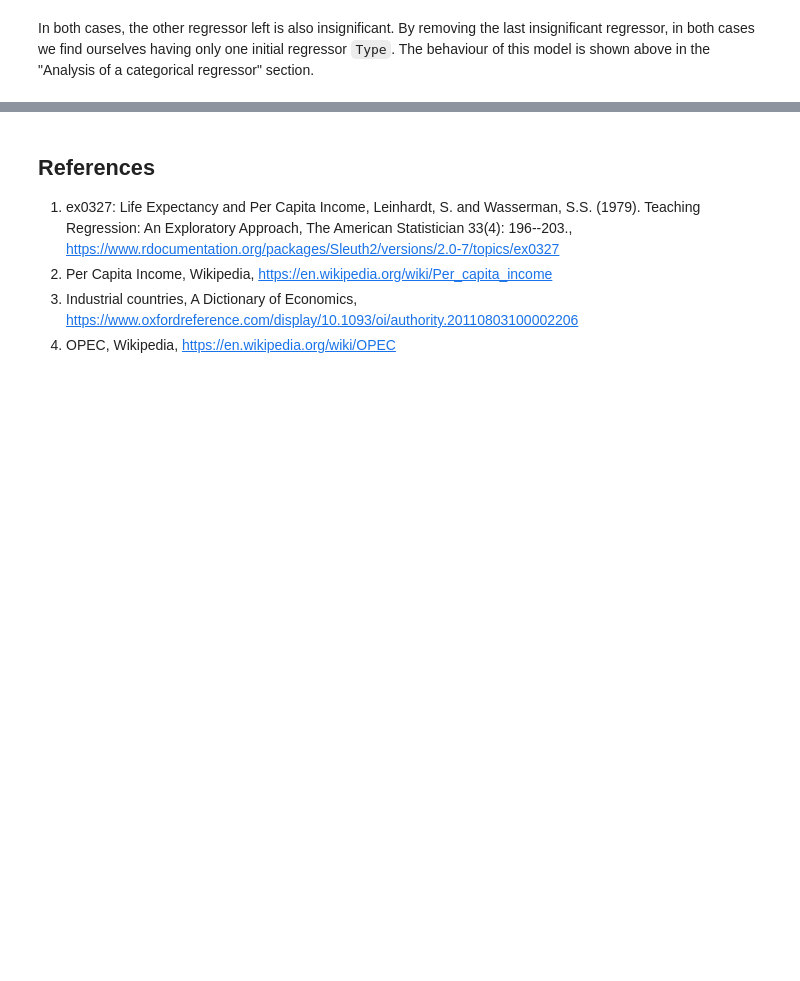
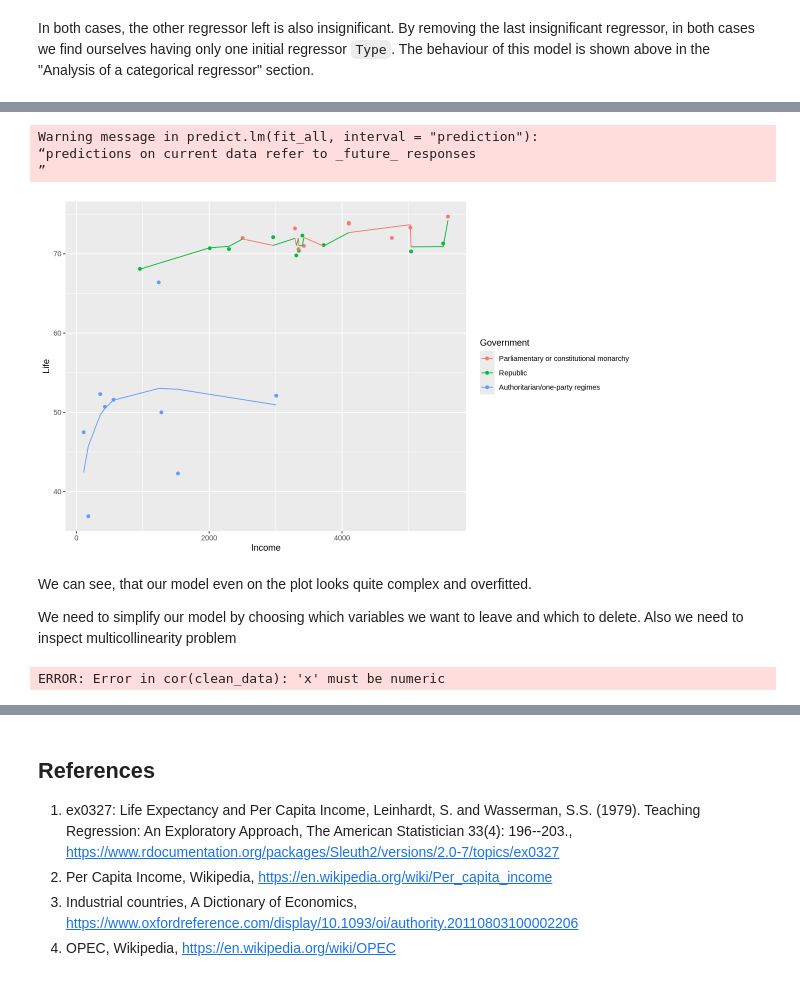
Before and after one commit to nickobard/eurostat-datasets-analysis, a Jupyter notebook: sem-2/semestral-work.ipynb, the cells around one changed output, grey strips where cells are left out. Saved outputs shown, nothing was run; the diff lists cells and outputs as text; code cells hidden in the pictures; blank space fills up the shorter version.

Commit message:
sp2_bardanik: Add current work with ubermodel.

```diff
--- a/sem-2/semestral-work.ipynb
+++ b/sem-2/semestral-work.ipynb
@@ -364,0 +435,3 @@ In both cases, the other regressor left is also insignificant. By removing the l
+# %%
+fit_all <- lm(Life ~ log(Income) * Income * Type * Government, clean_data)
+summary(fit_all)
@@ -364,0 +462,22 @@ In both cases, the other regressor left is also insignificant. By removing the l
+# %%
+tmp <- predict(fit_all, interval="prediction")
+df.inter <- cbind(clean_data, tmp)
+# %% [output]
+Warning message in predict.lm(fit_all, interval = "prediction"):
+“predictions on current data refer to _future_ responses
+”
+# %%
+ggplot(df.inter, aes(x=Income, y=Life, group=Type, color=Government)) +
+    geom_point() +
+    geom_line(aes(y=fit))
+# %% [output]
+[figure, added]
+# %% [markdown]
+We can see, that our model even on the plot looks quite complex and overfitted.
+
+We need to simplify our model by choosing which variables we want to leave and which to delete. Also we need to inspect multicollinearity problem
+# %%
+cor_matrix <- cor(clean_data)
+print(cor_matrix)
+# %% [output]
+ERROR: Error in cor(clean_data): 'x' must be numeric
```
Also changed, not shown: parts of 18 cells of this notebook.
